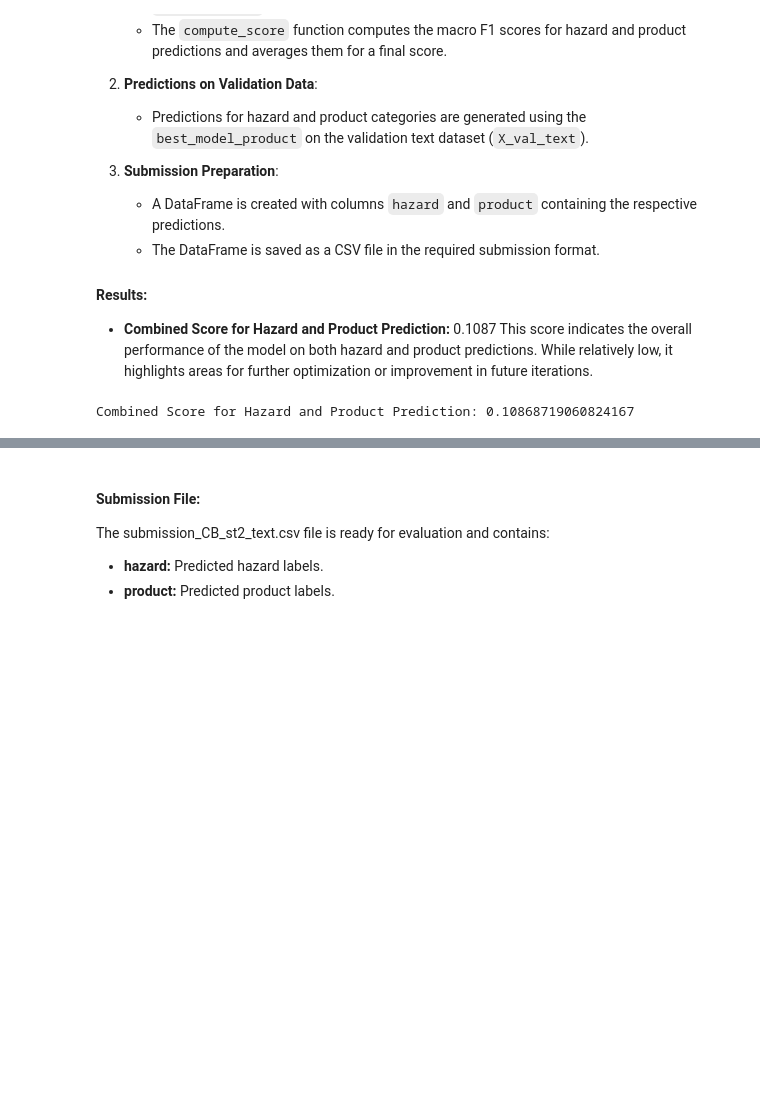
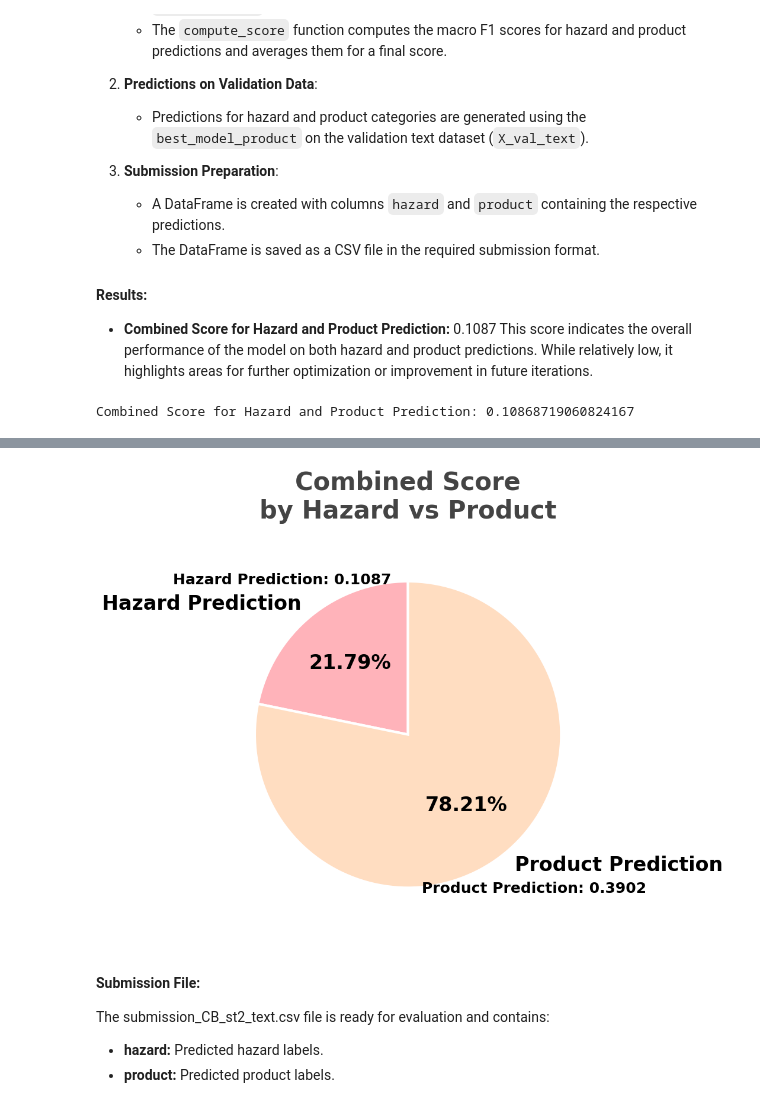
Before and after one commit to LefkiAth/SemEval2025, a Jupyter notebook: code/Benchmark_Analysis_CB.ipynb, the cells around one changed output, grey strips where cells are left out. Saved outputs shown, nothing was run; the diff lists cells and outputs as text; code cells hidden in the pictures; blank space fills up the shorter version.

```diff
--- a/code/Benchmark_Analysis_CB.ipynb
+++ b/code/Benchmark_Analysis_CB.ipynb
@@ -1684,3 +1860,60 @@ Combined Score for Hazard and Product Prediction: 0.10868719060824167
+# %%
+import matplotlib.pyplot as plt
+import numpy as np
+
+# Data for the pie chart (combined scores for hazard and product prediction)
+tasks = ['Hazard Prediction', 'Product Prediction']
+scores = [0.1087, 0.3902]
+
+# Define pastel color palette
+colors = ['#FFB3BA', '#FFDDC1']  # Soft pastel pink and pastel peach
+
+# Create a circular pie chart with a hole (doughnut style)
+fig, ax = plt.subplots(figsize=(10, 8))
+wedges, texts, autotexts = ax.pie(scores, labels=tasks, autopct='%1.2f%%', startangle=90,
+                                  colors=colors, wedgeprops={'edgecolor': 'white', 'linewidth': 2},
+                                  textprops={'fontsize': 20, 'fontweight': 'bold', 'color': 'black'})
+
+# Add shadows to the wedges for a 3D effect
+for wedge in wedges:
+    wedge.set_edgecolor('white')
+    wedge.set_linewidth(3)
+
+# Add a bold title with a slight shadow effect
+plt.title('Combined Score Comparison\n(Hazard vs Product)', fontsize=32, fontweight='bold', color='#444444', pad=50)
+
+# Customize the text and labels with pastel tones and shadow effects
+for autotext in autotexts:
+    autotext.set_fontsize(24)
+    autotext.set_fontweight('bold')
+    autotext.set_color('black')
+
+for text in texts:
+    text.set_fontsize(24)
+    text.set_fontweight('bold')
+    text.set_color('black')
+
+# Add custom text annotations manually using the angle of each wedge
+angles = [wedge.theta1 + (wedge.theta2 - wedge.theta1) / 2 for wedge in wedges]
+
+# Position the text annotations around the pie chart, with some tweaks for a cleaner look
+for i, (score, angle) in enumerate(zip(scores, angles)):
+    # Calculate the position of the annotation with a little offset for better spacing
+    x = np.cos(np.radians(angle)) * 1.3  # Slightly increased distance from the center
+    y = np.sin(np.radians(angle)) * 1.3
+    ax.text(x, y, f'{tasks[i]}: {score:.4f}', ha='center', va='center', fontsize=18, fontweight='bold', color='black')
+
+# Use a gradient background for the chart
+ax.set_facecolor('#F9F9F9')
+
+# Add some space and give the chart a 3D effect by offsetting the wedges
+ax.set_title('Combined Score\nby Hazard vs Product', fontsize=30, fontweight='bold', color='#444444', pad=30)
+
+# Show the plot
+plt.tight_layout()
+plt.show()
+# %% [output]
+[figure, added]
 # %% [markdown]
 #### Submission File:
 The submission_CB_st2_text.csv file is ready for evaluation and contains:
```
Also changed, not shown: parts of 9 cells of this notebook.
